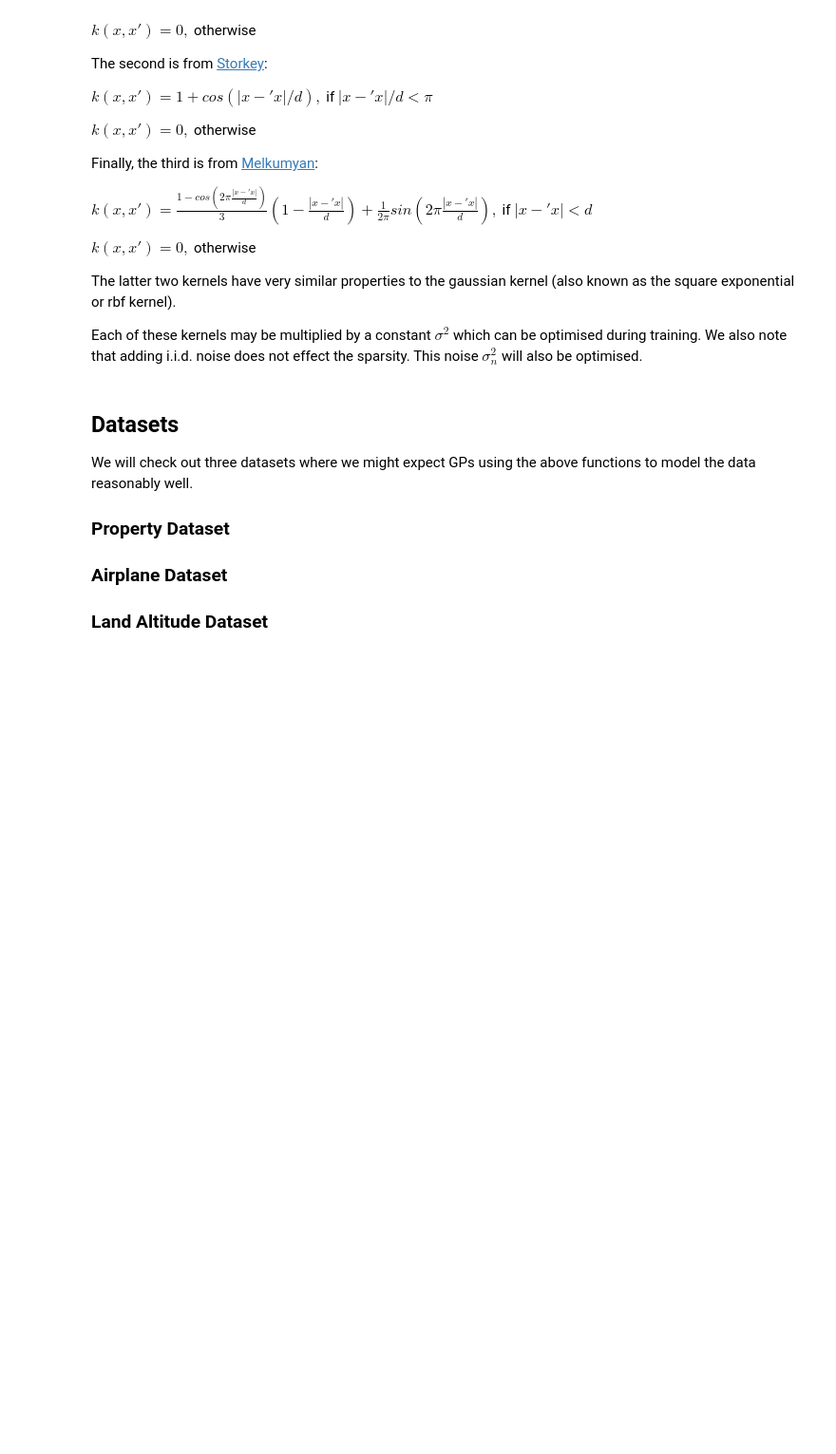
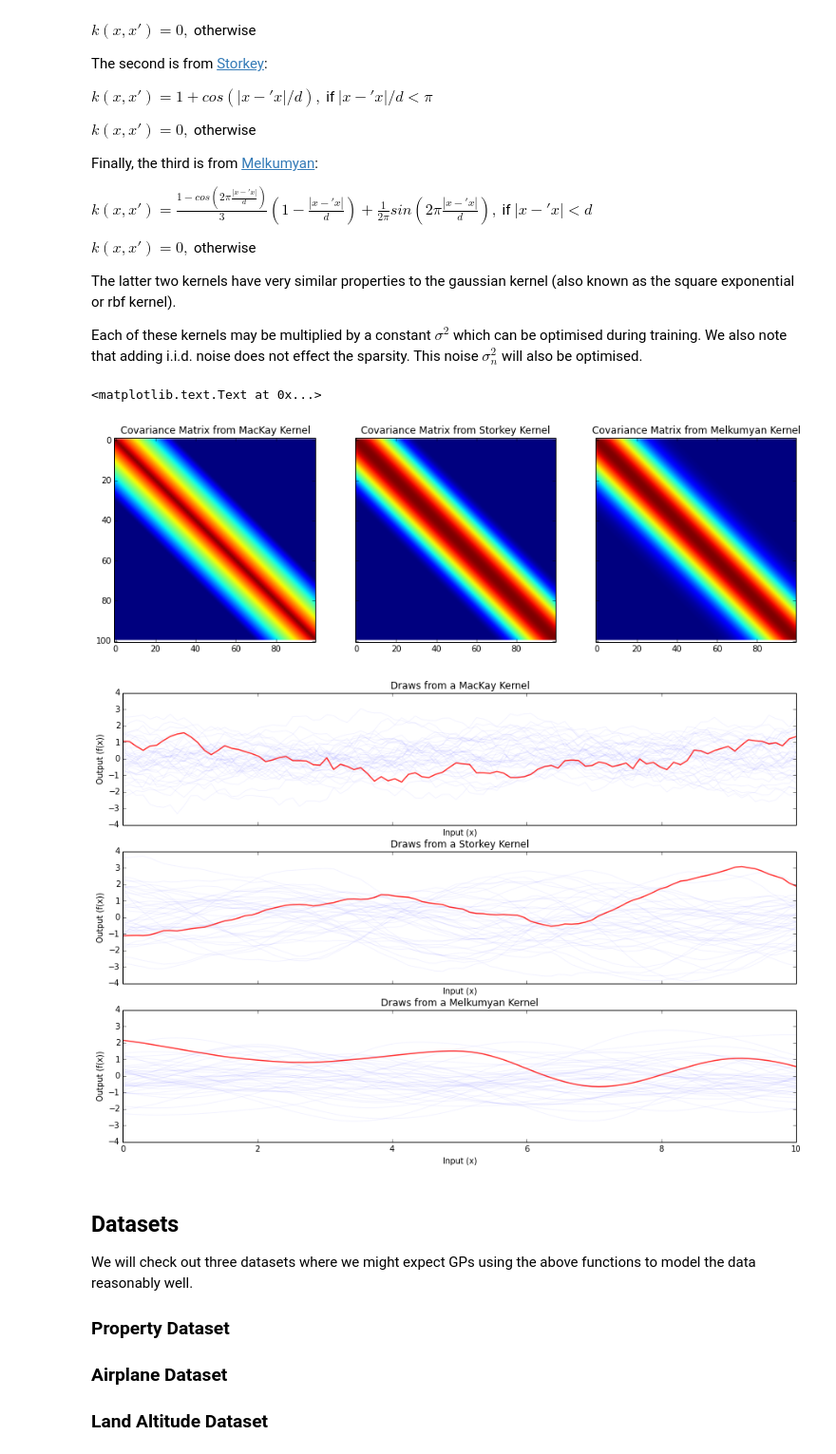
Before and after one commit to jkfitzsimons/QGP, a Jupyter notebook: QGPs.ipynb, the cells around one changed output. Shown at 95% size. Saved outputs shown, nothing was run; the diff lists cells and outputs as text; code cells hidden in the pictures; blank space fills up the shorter version.

Commit message:
Kernel Plots
Draw from sparse kernels in 1D and visualise their covariance matrix

```diff
--- a/QGPs.ipynb
+++ b/QGPs.ipynb
@@ -37,28 +37,81 @@ Each of these kernels may be multiplied by a constant $\sigma^2$ which can be op
 # %%
 # Define the kernel functions
 
-def kernel_mackay(x, y, d):
-    if np.abs(x-y) < d:
-        return 1 - np.abs((x-y)/d)
+def kernel_mackay(x, d):
+    if np.abs(x) < d:
+        return 1 - np.abs((x)/d)
     else:
         return 0
 
-def kernel_storkey(x, y, d):
-    if np.abs(x-y) < d*np.pi:
-        return 1 + np.cos((x-y)/d)
+def kernel_storkey(x, d):
+    if np.abs(x) < d*np.pi:
+        return 1 + np.cos((x)/d)
     else:
         return 0
 
-def kernel_storkey(x, y, d):
-    if np.abs(x-y) < d*np.pi:
-        return (1 + np.cos(np.abs(x-y)/d))*(1 - np.abs(x-y)/d)/3 + np.sin(np.abs(x-y)/d)/(2*np.pi)
+def kernel_melkumyan(x, d):
+    if np.abs(x) < d:
+        return ((2 + np.cos(2*np.pi*np.abs(x)/d))*(1 - np.abs(x)/d)/3) + np.sin(2*np.pi*np.abs(x)/d)/(2*np.pi)
     else:
         return 0
 
 # Plot the kernels so we can see what we are working with
 
+X = np.linspace(0, 10, 100).reshape(100,)
+
+X_ = np.subtract.outer(X,X)
+
+K_mackay = np.vectorize(kernel_mackay)
+K_storkey = np.vectorize(kernel_storkey)
+K_melkumyan = np.vectorize(kernel_melkumyan)
+
+K1 = K_mackay(X_, 3.)
+K2 = K_storkey(X_, 1.)
+K3 = K_melkumyan(X_, 5.)
+
+f, (axa, axb, axc) = plt.subplots(1,3, sharex=True, sharey=True, figsize=[15,4.5])
+
+axa.imshow(K1)
+axa.set_title('Covariance Matrix from MacKay Kernel')
+
+axb.imshow(K2)
+axb.set_title('Covariance Matrix from Storkey Kernel')
+
+axc.imshow(K3)
+axc.set_title('Covariance Matrix from Melkumyan Kernel')
 
 # Plot some draws from their function spaces
+
+f, (ax1, ax2, ax3) = plt.subplots(3, sharex=True, sharey=True, figsize=[15,10])
+
+for r in range(40):
+    f = np.random.multivariate_normal(np.zeros(100), K1)
+    ax1.plot(X, f, 'b', linewidth=1, label='$f(t)$' if r==0 else None, alpha=0.05)
+f = np.random.multivariate_normal(np.zeros(100), K1)
+ax1.plot(X, f, 'r', linewidth=1.5, alpha=0.8)
+ax1.set_title('Draws from a MacKay Kernel')
+ax1.set_xlabel('Input (x)')
+ax1.set_ylabel('Output (f(x))')
+for r in range(40):
+    f = np.random.multivariate_normal(np.zeros(100), K2)
+    ax2.plot(X, f, 'b', linewidth=1, label='$f(t)$' if r==0 else None, alpha=0.05)
+f = np.random.multivariate_normal(np.zeros(100), K2)
+ax2.plot(X, f, 'r', linewidth=1.5, alpha=0.8)
+ax2.set_title('Draws from a Storkey Kernel')
+ax2.set_xlabel('Input (x)')
+ax2.set_ylabel('Output (f(x))')
+for r in range(40):
+    f = np.random.multivariate_normal(np.zeros(100), K3)
+    ax3.plot(X, f, 'b', linewidth=1, label='$f(t)$' if r==0 else None, alpha=0.05)
+f = np.random.multivariate_normal(np.zeros(100), K3)
+ax3.plot(X, f, 'r', linewidth=1.5, alpha=0.8)
+ax3.set_title('Draws from a Melkumyan Kernel')
+ax3.set_xlabel('Input (x)')
+ax3.set_ylabel('Output (f(x))')
+# %% [output]
+<matplotlib.text.Text at 0x...>
+[figure, added]
+[figure, added]
 # %% [markdown]
 ## Datasets
 
```
